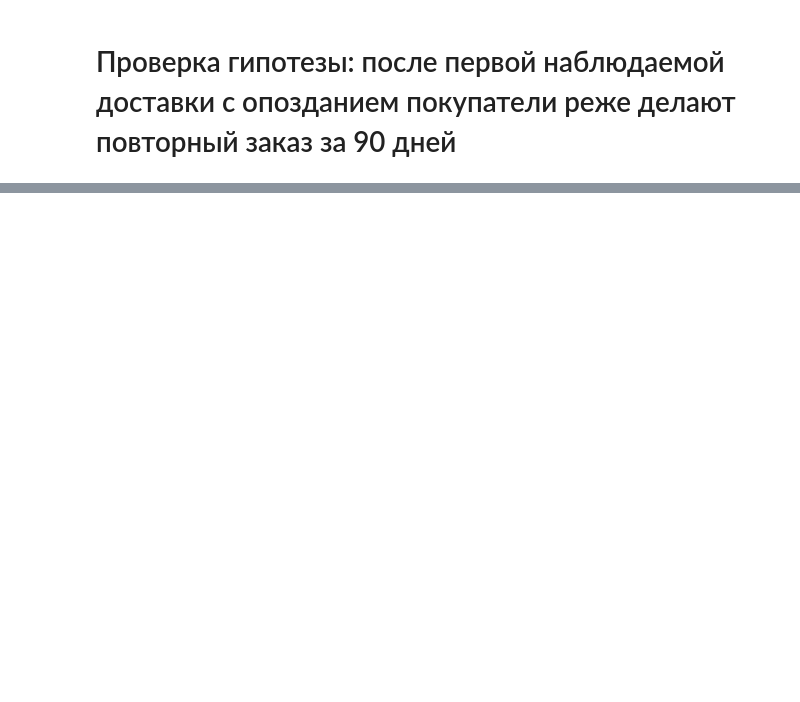
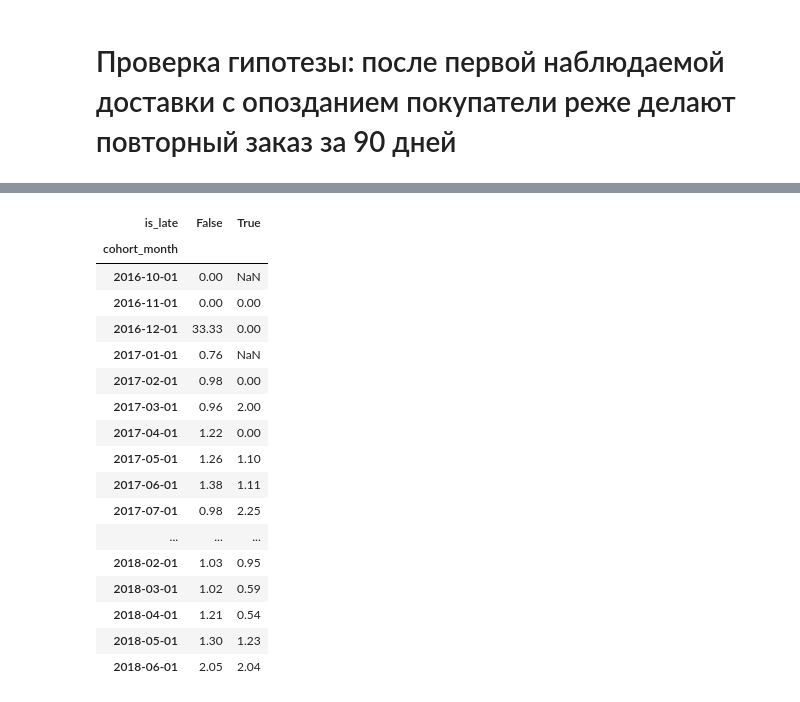
Before and after one commit to Garlickkk/Olist_E-com_DataPetProject, a Jupyter notebook: notebooks/03_repeat_purchase.ipynb, the cells around one changed output, grey strips where cells are left out. Saved outputs shown, nothing was run; the diff lists cells and outputs as text; code cells hidden in the pictures; blank space fills up the shorter version.

```diff
--- a/notebooks/03_repeat_purchase.ipynb
+++ b/notebooks/03_repeat_purchase.ipynb
@@ -33,0 +95,23 @@ NameError: name 'engine' is not defined
+# %%
+monthly_repeat_rates = per_month["repeat_rate_pct"].unstack("is_late")
+
+monthly_repeat_rates
+# %% [output]
+| is_late | False | True |
+| cohort_month |  |  |
+| 2016-10-01 | 0.00 | NaN |
+| 2016-11-01 | 0.00 | 0.00 |
+| 2016-12-01 | 33.33 | 0.00 |
+| 2017-01-01 | 0.76 | NaN |
+| 2017-02-01 | 0.98 | 0.00 |
+| 2017-03-01 | 0.96 | 2.00 |
+| 2017-04-01 | 1.22 | 0.00 |
+| 2017-05-01 | 1.26 | 1.10 |
+| 2017-06-01 | 1.38 | 1.11 |
+| 2017-07-01 | 0.98 | 2.25 |
+| ... | ... | ... |
+| 2018-02-01 | 1.03 | 0.95 |
+| 2018-03-01 | 1.02 | 0.59 |
+| 2018-04-01 | 1.21 | 0.54 |
+| 2018-05-01 | 1.30 | 1.23 |
+| 2018-06-01 | 2.05 | 2.04 |
```
Also changed, not shown: parts of 8 cells of this notebook.
